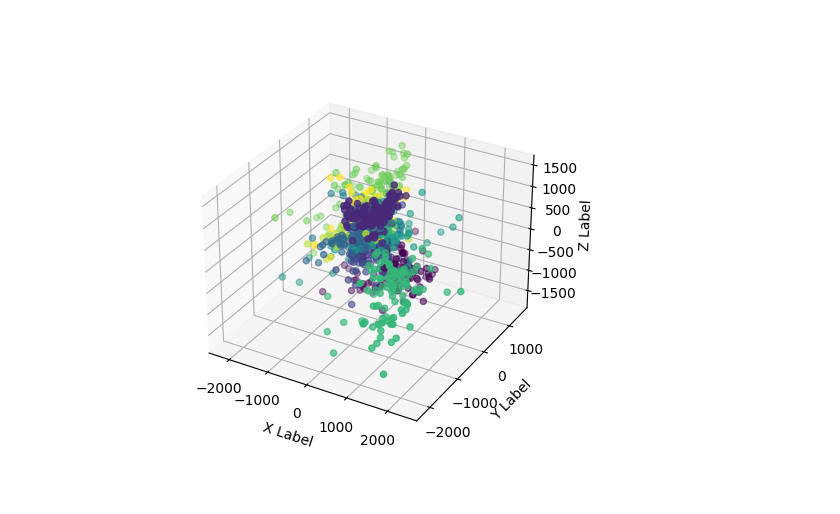
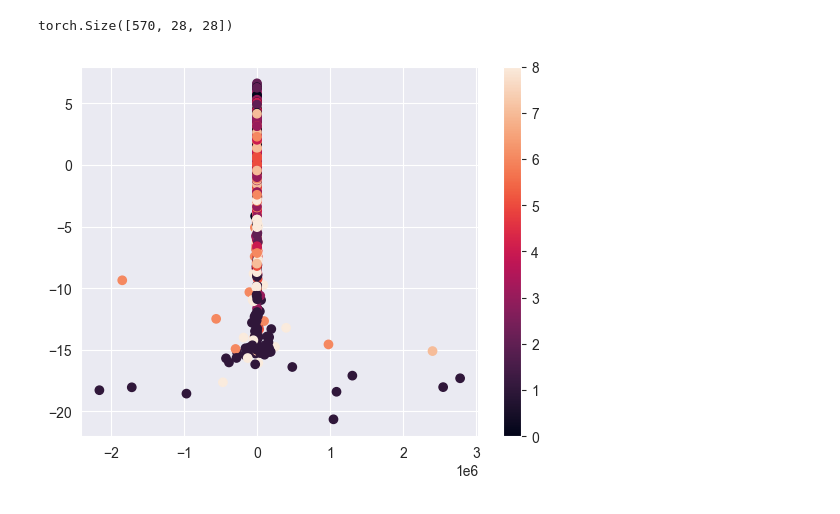
Before and after one commit to MaximeSzymanski/VAE_pytorch, a Jupyter notebook: VAE.ipynb, the cells around one changed output. Saved outputs shown, nothing was run; the diff lists cells and outputs as text; code cells hidden in the pictures.

```diff
--- a/VAE.ipynb
+++ b/VAE.ipynb
@@ -270,5 +241,5 @@ def loss_function(x, original_x, mu, sigma,k1=1,k2=1e-3):
     return k1 *reconstruction_loss(original_x, x) + k2 * KL_loss(mu, sigma)
 # %%
 
-variational_autoencoder = VariationalAutoEncoder(1, 128, 3)
+variational_autoencoder = VariationalAutoEncoder(1, 128, 64)
 variational_autoencoder.to(device)
@@ -289,0 +322,16 @@ mnist_trainloader = torch.utils.data.DataLoader(mnist_trainset, batch_size=batch
+# %%
+# check clusters using t-sne
+from sklearn.manifold import TSNE
+import seaborn as sns
+with torch.no_grad():
+    images = mnist_trainset.data.float().unsqueeze(1)
+    images = images.to(device)
+    encoded = variational_autoencoder.encoder(images)
+    decoded = variational_autoencoder.decoder(encoded[0])
+
+    # Plot the encoded images in 2D and use contrasting colors
+    encoded_images = encoded[0].cpu().detach().numpy()
+
+encoded_data_2d = TSNE(n_components=2).fit_transform(encoded_images)
+sns.scatterplot(x=encoded_data_2d[:, 0], y=encoded_data_2d[:, 1], hue=mnist_trainset.targets.numpy(), legend='full', palette=sns.color_palette("hls", 10))
+plt.show()
@@ -334,31 +376,16 @@ KeyboardInterrupt: ignored
 # %%
-# encode the first 10 images
-images = mnist_trainset.data.float().unsqueeze(1)
-images = images.to(device)
+# take all images from the train set
+with torch.no_grad():
+  # encode the first 10 images
+    print(mnist_trainset.data.shape)
+    images = mnist_trainset.data.float().unsqueeze(1)
+    # plot the encoded images in 2D
 
-# plot the encoded images in 2D
-encoded_images,_,_,_= variational_autoencoder.encoder(images)
-encoded_images = encoded_images.cpu().detach().numpy()
-
-# create data points
-%matplotlib ipympl
-
-from mpl_toolkits.mplot3d import Axes3D
-import matplotlib.pyplot as plt
-
-fig = plt.figure()
-ax = fig.add_subplot(111, projection='3d')
-
-x = encoded_images[:,0]
-y = encoded_images[:,1]
-z = encoded_images[:,2]
-
-ax.scatter(x, y, z, c=mnist_trainset.targets.numpy(), marker='o')
-
-ax.set_xlabel('X Label')
-ax.set_ylabel('Y Label')
-ax.set_zlabel('Z Label')
-
-plt.show()
+    encoded_images, _ , _ ,_  = variational_autoencoder.encoder(images)
+    encoded_images = encoded_images.cpu().detach().numpy()
+    plt.scatter(encoded_images[:, 0], encoded_images[:, 1], c=mnist_trainset.targets.numpy())
+    plt.colorbar()
+    plt.show()
 # %% [output]
+torch.Size([570, 28, 28])
-[figure, old version]
+[figure, new version]
```
Also changed, not shown: parts of 33 cells of this notebook.
